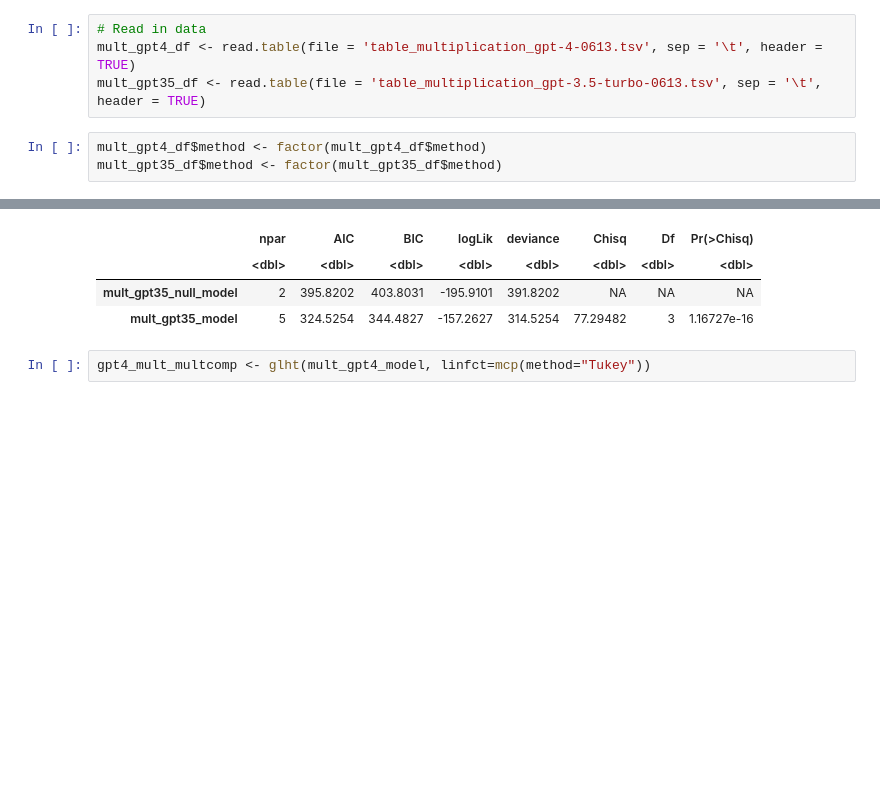
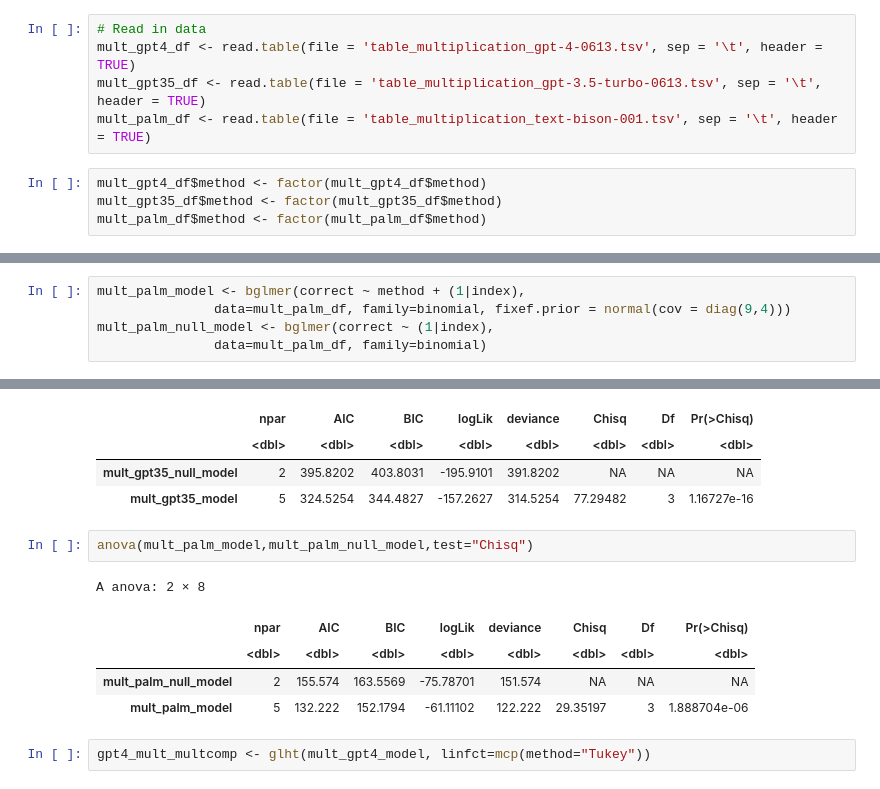
Before and after one commit to tommccoy1/embers-of-autoregression, a Jupyter notebook: evaluation/Regressions.ipynb, the cells around one changed output, grey strips where cells are left out. Drawn from its saved outputs; the diff is of its cells as text; blank space fills up the shorter version.

```diff
--- a/evaluation/Regressions.ipynb
+++ b/evaluation/Regressions.ipynb
@@ -1790,9 +2374,11 @@ vif(acronym_gpt35_1and2_model)
 # Read in data
 mult_gpt4_df <- read.table(file = 'table_multiplication_gpt-4-0613.tsv', sep = '\t', header = TRUE)
 mult_gpt35_df <- read.table(file = 'table_multiplication_gpt-3.5-turbo-0613.tsv', sep = '\t', header = TRUE)
+mult_palm_df <- read.table(file = 'table_multiplication_text-bison-001.tsv', sep = '\t', header = TRUE)
 # %%
 mult_gpt4_df$method <- factor(mult_gpt4_df$method)
 mult_gpt35_df$method <- factor(mult_gpt35_df$method)
+mult_palm_df$method <- factor(mult_palm_df$method)
 # %%
 head(mult_gpt4_df)
 # %% [output]
@@ -1818,6 +2405,11 @@ mult_gpt35_model <- glmer(correct ~ method + (1|index),
                data=mult_gpt35_df, family=binomial)
 mult_gpt35_null_model <- glmer(correct ~ (1|index),
                data=mult_gpt35_df, family=binomial)
+# %%
+mult_palm_model <- bglmer(correct ~ method + (1|index),
+               data=mult_palm_df, family=binomial, fixef.prior = normal(cov = diag(9,4)))
+mult_palm_null_model <- bglmer(correct ~ (1|index),
+               data=mult_palm_df, family=binomial)
 # %%
 anova(mult_gpt4_model,mult_gpt4_null_model,test="Chisq")
 # %% [output]
@@ -1834,6 +2426,14 @@ A anova: 2 × 8
 |  | <dbl> | <dbl> | <dbl> | <dbl> | <dbl> | <dbl> | <dbl> | <dbl> |
 | mult_gpt35_null_model | 2 | 395.8202 | 403.8031 | -195.9101 | 391.8202 | NA | NA | NA |
 | mult_gpt35_model | 5 | 324.5254 | 344.4827 | -157.2627 | 314.5254 | 77.29482 | 3 | 1.16727e-16 |
+# %%
+anova(mult_palm_model,mult_palm_null_model,test="Chisq")
+# %% [output]
+A anova: 2 × 8
+|  | npar | AIC | BIC | logLik | deviance | Chisq | Df | Pr(>Chisq) |
+|  | <dbl> | <dbl> | <dbl> | <dbl> | <dbl> | <dbl> | <dbl> | <dbl> |
+| mult_palm_null_model | 2 | 155.574 | 163.5569 | -75.78701 | 151.574 | NA | NA | NA |
+| mult_palm_model | 5 | 132.222 | 152.1794 | -61.11102 | 122.222 | 29.35197 | 3 | 1.888704e-06 |
 # %%
 gpt4_mult_multcomp <- glht(mult_gpt4_model, linfct=mcp(method="Tukey"))
 # %%
```
Also changed, not shown: parts of 174 cells of this notebook, 19 other files.
